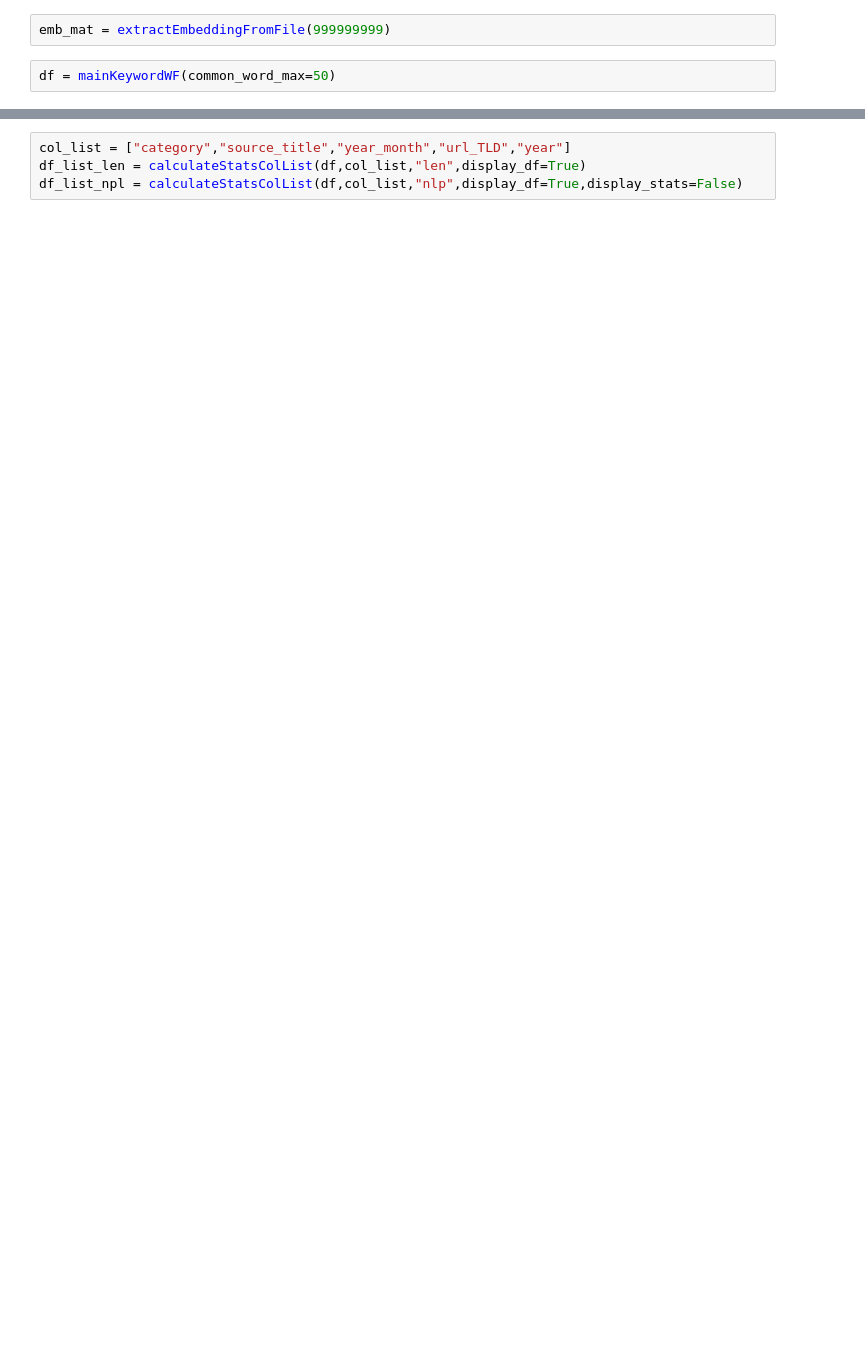
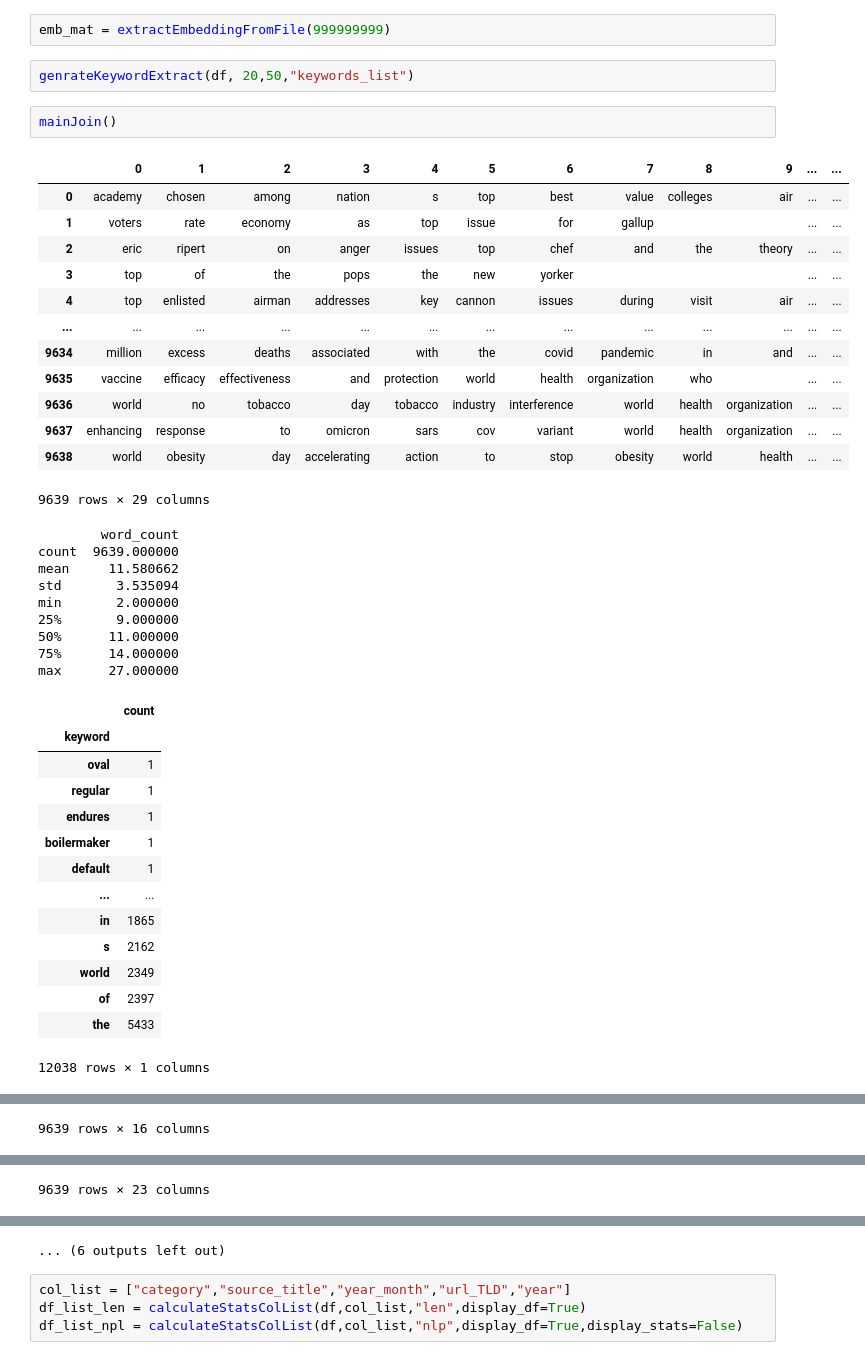
Before and after one commit to helibene/Article_LLM_repo, a Jupyter notebook: main_codebase/MAIN_CODE.ipynb, the cells around one changed output, grey strips where cells are left out. Cells and saved outputs as stored; diff of their text form; blank space fills up the shorter version.

Commit message:
Main init but unusable repo as is

```diff
--- a/main_codebase/MAIN_CODE.ipynb
+++ b/main_codebase/MAIN_CODE.ipynb
@@ -129,4 +56,43 @@ df2 = mainGeneration(True,False,True,True,True,0.1)
 # %%
 emb_mat = extractEmbeddingFromFile(999999999)
-# %%
-df = mainKeywordWF(common_word_max=50)
+# %%
+genrateKeywordExtract(df, 20,50,"keywords_list")
+# %%
+mainJoin()
+# %% [output]
+|  | 0 | 1 | 2 | 3 | 4 | 5 | 6 | 7 | 8 | 9 | ... | ... |
+| 0 | academy | chosen | among | nation | s | top | best | value | colleges | air | ... | ... |
+| 1 | voters | rate | economy | as | top | issue | for | gallup |  |  | ... | ... |
+| 2 | eric | ripert | on | anger | issues | top | chef | and | the | theory | ... | ... |
+| 3 | top | of | the | pops | the | new | yorker |  |  |  | ... | ... |
+| 4 | top | enlisted | airman | addresses | key | cannon | issues | during | visit | air | ... | ... |
+| ... | ... | ... | ... | ... | ... | ... | ... | ... | ... | ... | ... | ... |
+| 9634 | million | excess | deaths | associated | with | the | covid | pandemic | in | and | ... | ... |
+| 9635 | vaccine | efficacy | effectiveness | and | protection | world | health | organization | who |  | ... | ... |
+| 9636 | world | no | tobacco | day | tobacco | industry | interference | world | health | organization | ... | ... |
+| 9637 | enhancing | response | to | omicron | sars | cov | variant | world | health | organization | ... | ... |
+| 9638 | world | obesity | day | accelerating | action | to | stop | obesity | world | health | ... | ... |
+9639 rows × 29 columns
+        word_count
+count  9639.000000
+mean     11.580662
+std       3.535094
+min       2.000000
+25%       9.000000
+50%      11.000000
+75%      14.000000
+max      27.000000
+|  | count |
+| keyword |  |
+| oval | 1 |
+| regular | 1 |
+| endures | 1 |
+| boilermaker | 1 |
+| default | 1 |
+| ... | ... |
+| in | 1865 |
+| s | 2162 |
+| world | 2349 |
+| of | 2397 |
+| the | 5433 |
+12038 rows × 1 columns
@@ -132,0 +128 @@ df = mainKeywordWF(common_word_max=50)
+9639 rows × 16 columns
@@ -132,0 +158 @@ df = mainKeywordWF(common_word_max=50)
+9639 rows × 23 columns
@@ -133,3 +168,4 @@ df = mainKeywordWF(common_word_max=50)
+... (6 outputs left out)
 # %%
 col_list = ["category","source_title","year_month","url_TLD","year"]
 df_list_len = calculateStatsColList(df,col_list,"len",display_df=True)
```
Also changed, not shown: parts of 11 cells of this notebook, 14 other files.
